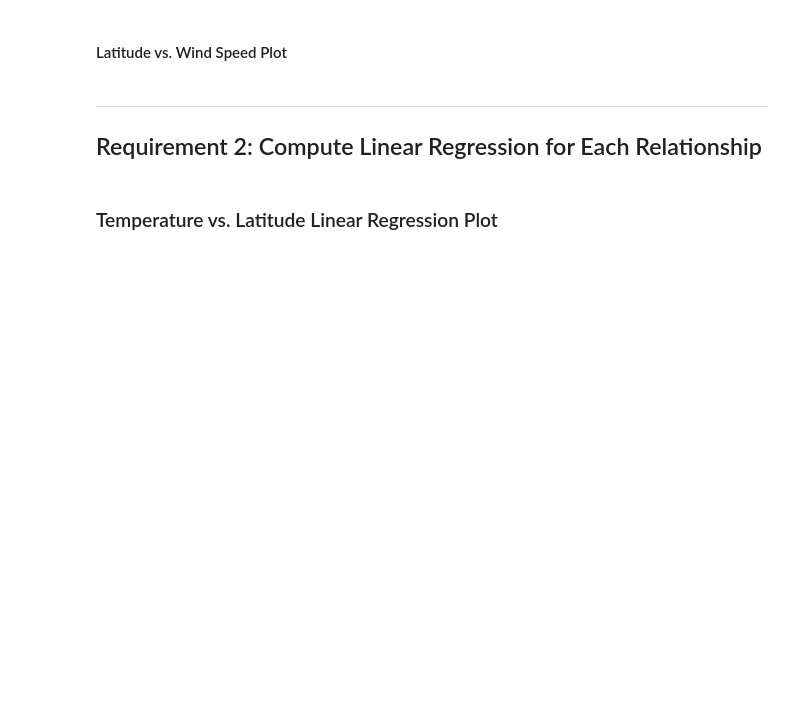
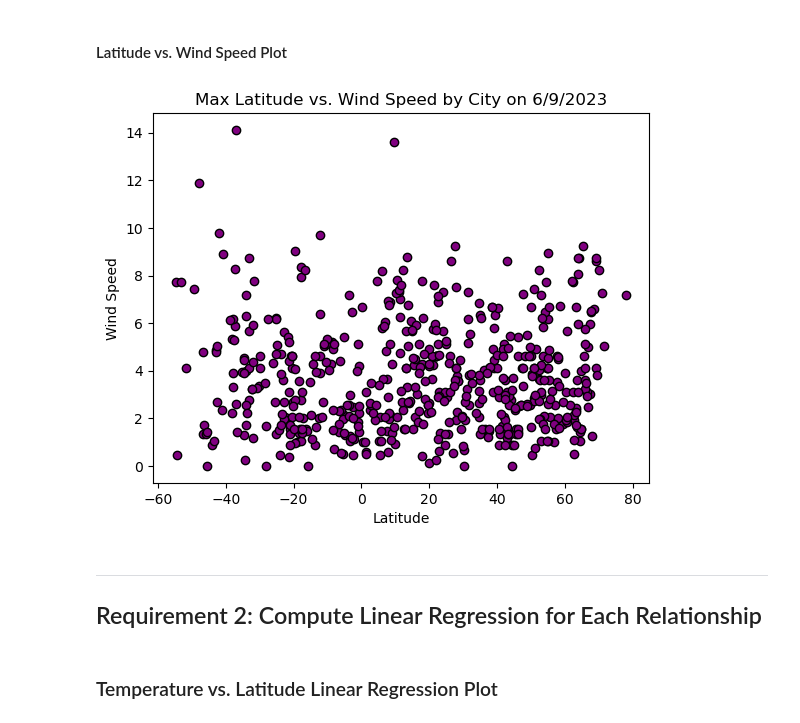
Before and after one commit to EBPaz/python-API-challenge, a Jupyter notebook: WeatherPy/starter_code/WeatherPy.ipynb, the cells around one changed output. Cells and saved outputs as stored; diff of their text form; code cells hidden in the pictures; blank space fills up the shorter version.

```diff
--- a/WeatherPy/starter_code/WeatherPy.ipynb
+++ b/WeatherPy/starter_code/WeatherPy.ipynb
@@ -226,16 +250,22 @@ plt.show()
 #### Latitude vs. Wind Speed Plot
 # %%
 # Build the scatter plots for latitude vs. wind speed
-# YOUR CODE HERE
+x_values = city_data_df["Lat"].astype("float")
+y_values = city_data_df["Wind Speed"].astype("float")
+plt.scatter(x_values, y_values, color = "purple", edgecolors = "black")
 
 # Incorporate the other graph properties
-# YOUR CODE HERE
+plt.xlabel('Latitude')
+plt.ylabel('Wind Speed')
+plt.title("Max Latitude vs. Wind Speed by City on 6/9/2023")
 
 # Save the figure
-plt.savefig("output_data/Fig4.png")
+plt.savefig(r'C:\Homework\python-API-challenge\WeatherPy\output_data\Fig4.png')
 
 # Show plot
 plt.show()
+# %% [output]
+[figure, added]
 # %% [markdown]
 ---
 
```
Also changed, not shown: parts of 7 cells of this notebook, 5 other files.
